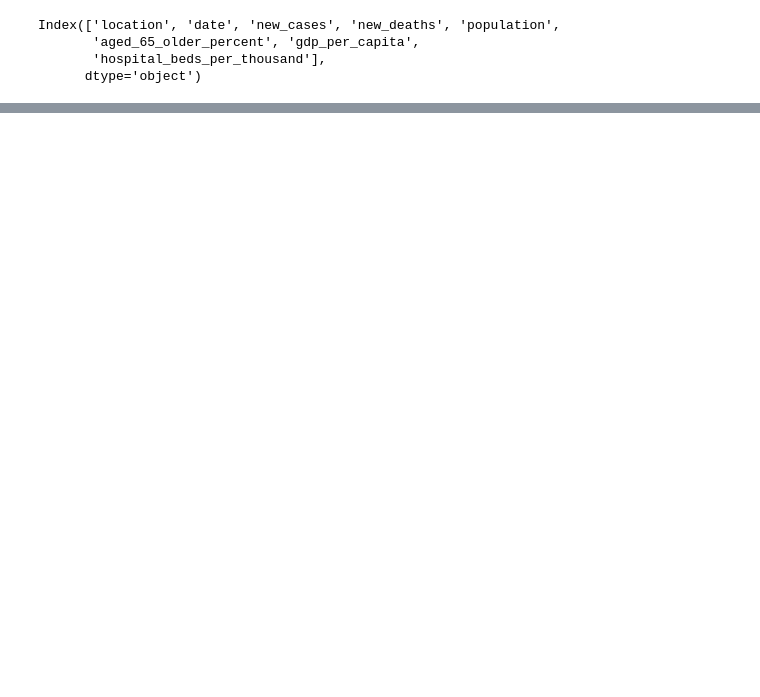
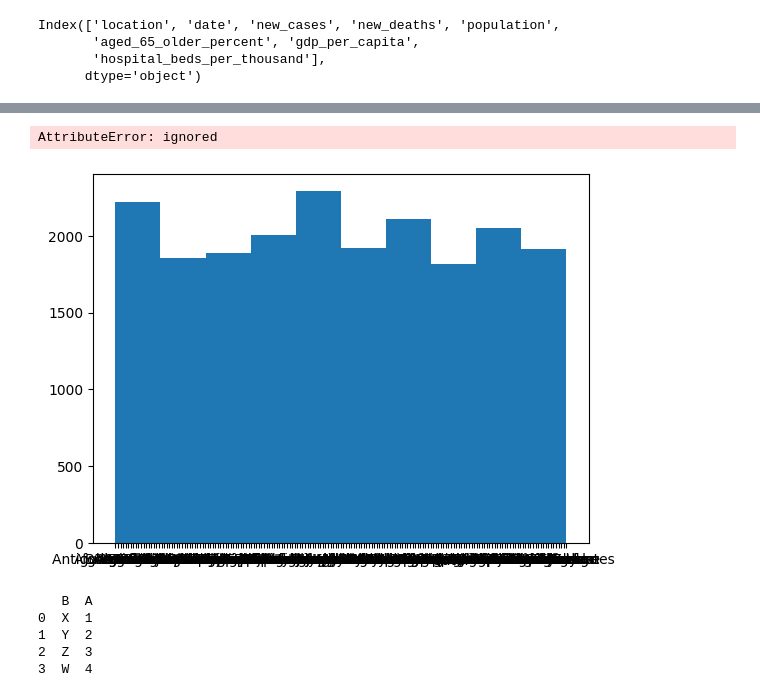
Before and after one commit to Rahul-Chouhan-407/Practice_and_Assignments, a Jupyter notebook: Covid19_Dataset_EDA.ipynb, the cells around one changed output, grey strips where cells are left out. Drawn from its saved outputs; the diff is of its cells as text; code cells hidden in the pictures; blank space fills up the shorter version.

```diff
--- a/Covid19_Dataset_EDA.ipynb
+++ b/Covid19_Dataset_EDA.ipynb
@@ -59,0 +261,27 @@ df.describe()
+# %%
+plt.hist(df['location'])
+# %% [output]
+AttributeError: ignored
+[figure, added]
+# %%
+import pandas as pd
+
+# Create a sample DataFrame
+data = {'A': [1, 2, 3, 4],
+        'B': ['X', 'Y', 'Z', 'W']}
+df = pd.DataFrame(data)
+
+# Set 'B' column as the index
+df.set_index('B', inplace=True)
+
+# Reset the index
+df.reset_index(drop=False, inplace=True)
+
+# Display the modified DataFrame
+print(df)
+# %% [output]
+   B  A
+0  X  1
+1  Y  2
+2  Z  3
+3  W  4
```
Also changed, not shown: parts of 26 cells of this notebook.
